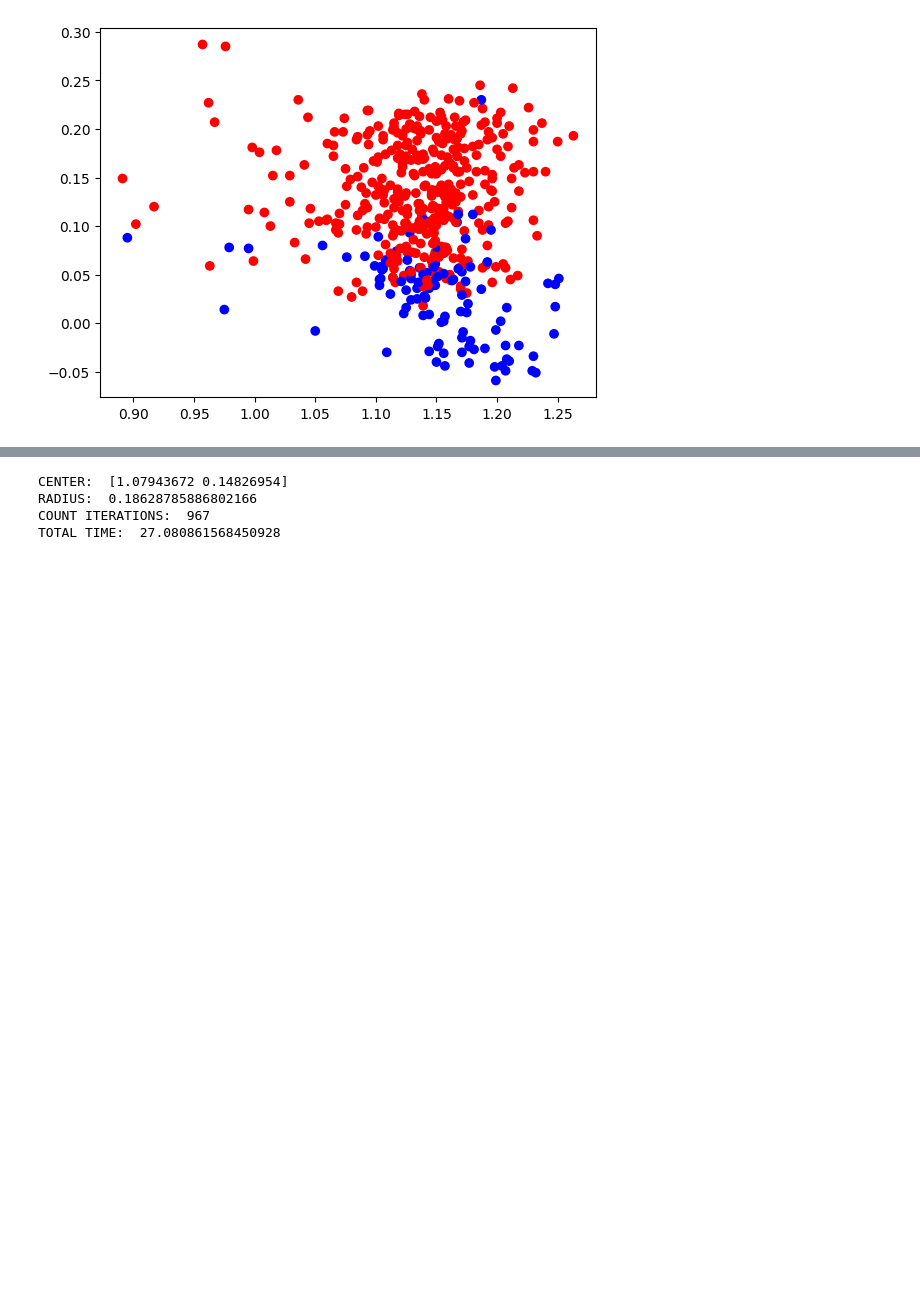
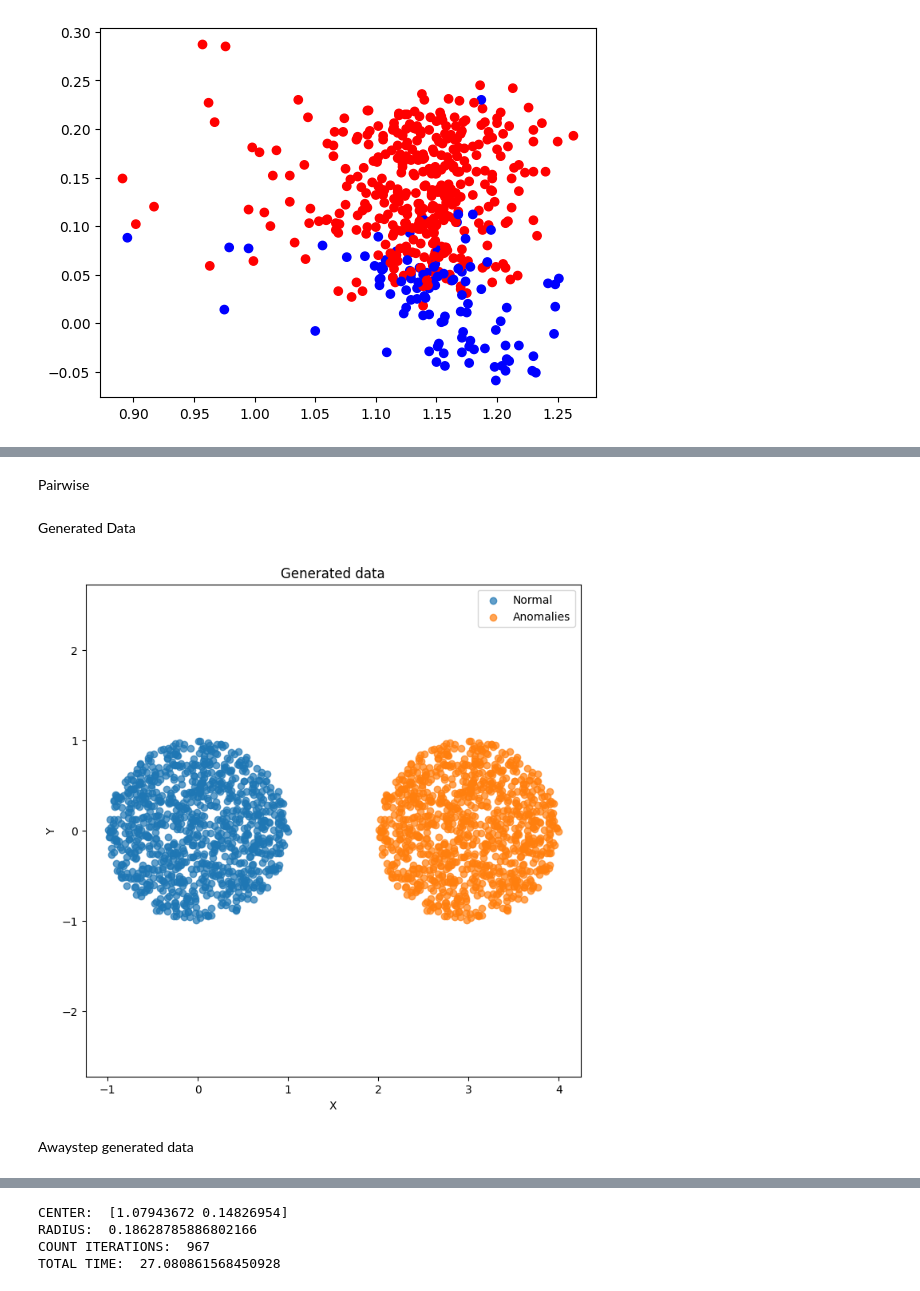
Before and after one commit to joanorePD/Astronomical_Anomaly_Detection_with_MEB, a Jupyter notebook: notebooks/away_step.ipynb, the cells around one changed output, grey strips where cells are left out. Saved outputs shown, nothing was run; the diff lists cells and outputs as text; code cells hidden in the pictures; blank space fills up the shorter version.

Commit message:
Added generated data

```diff
--- a/notebooks/away_step.ipynb
+++ b/notebooks/away_step.ipynb
@@ -189,6 +192,8 @@ def frankWolfe_AwayStep(A, epsilon, max_iterations=1000, step_size = "Harmonic")
     center = np.matmul(A.T, u)
 
     return center, radius, count_iterations, total_time, dual_val_list, dual_gap_list
+# %% [markdown]
+Pairwise
 # %%
 #
 def frankWolfe_Pairwise(A, epsilon, max_iterations=1000, step_size = "Harmonic"):
@@ -256,3 +261,5 @@ def frankWolfe_Pairwise(A, epsilon, max_iterations=1000, step_size = "Harmonic")
     center = np.matmul(A.T, u)
 
     return center, radius, count_iterations, total_time, dual_val_list, dual_gap_list
+# %% [markdown]
+Generated Data
@@ -258,0 +269,37 @@ def frankWolfe_Pairwise(A, epsilon, max_iterations=1000, step_size = "Harmonic")
+# %%
+def generate_non_overlapping_circular_data(n_points, radius, center1, center2):
+
+    angles = np.random.uniform(0, 2 * np.pi, n_points)
+    radii = np.sqrt(np.random.uniform(0, 1, n_points)) * radius
+
+    x1 = radii * np.cos(angles) + center1[0]
+    y1 = radii * np.sin(angles) + center1[1]
+    set1 = np.column_stack((x1, y1))
+
+    x2 = radii * np.cos(angles) + center2[0]
+    y2 = radii * np.sin(angles) + center2[1]
+    set2 = np.column_stack((x2, y2))
+
+    return set1, set2
+
+# Example usage
+n_points = 1000
+radius = 1
+center1 = (0, 0)  # Center of the first circle
+center2 = (3, 0)  # Center of the second circle
+normal, anomalies = generate_non_overlapping_circular_data(n_points, radius, center1, center2)
+
+# Plotting
+plt.figure(figsize=(8, 8))
+plt.scatter(normal[:, 0], normal[:, 1], alpha=0.7, label='Normal')
+plt.scatter(anomalies[:, 0], anomalies[:, 1], alpha=0.7, label='Anomalies')
+plt.title('Generated data')
+plt.xlabel('X')
+plt.ylabel('Y')
+plt.legend()
+plt.axis('equal')
+plt.show()
+# %% [output]
+[figure, added]
+# %% [markdown]
+Awaystep generated data
```
Also changed, not shown: parts of 14 cells of this notebook.
